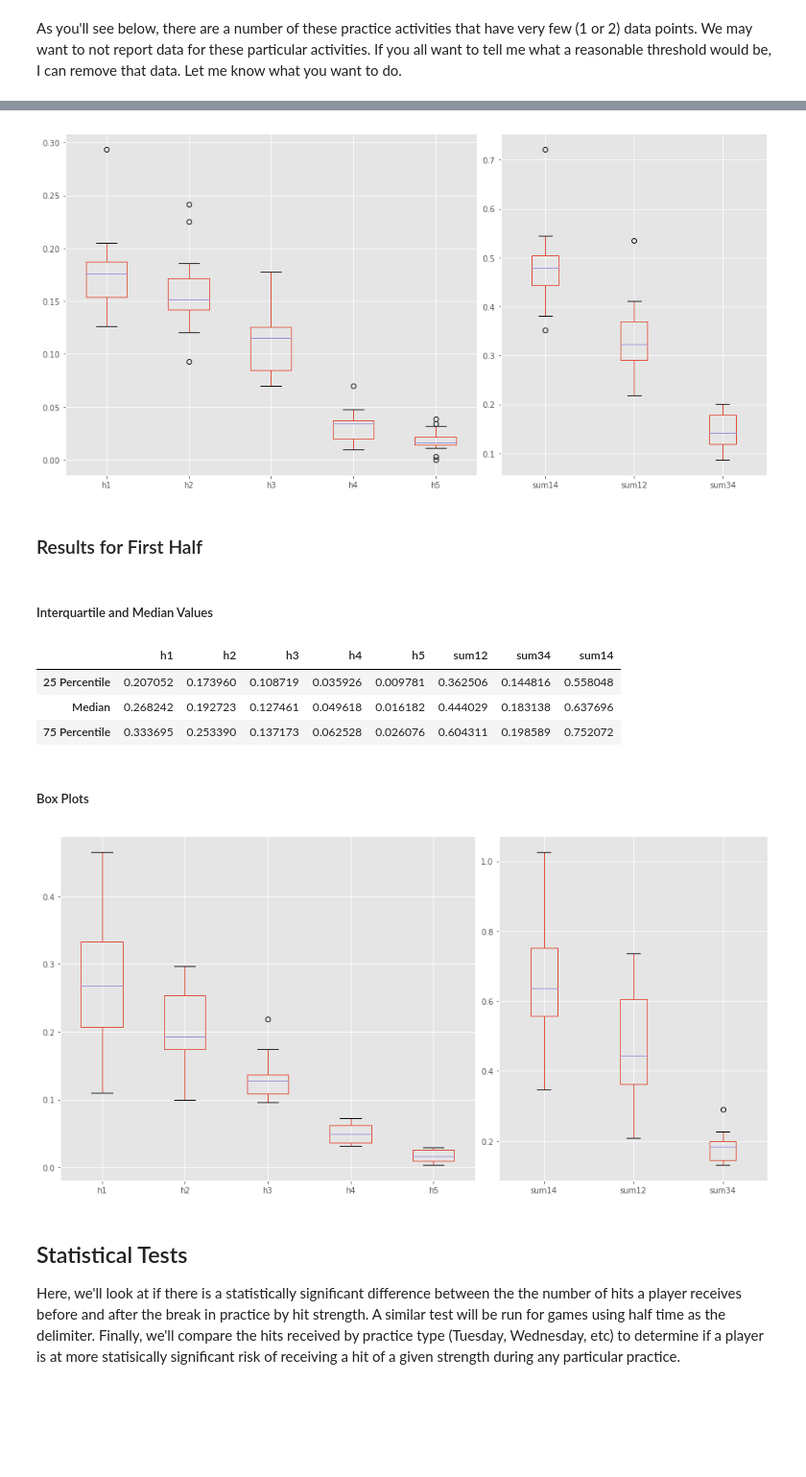
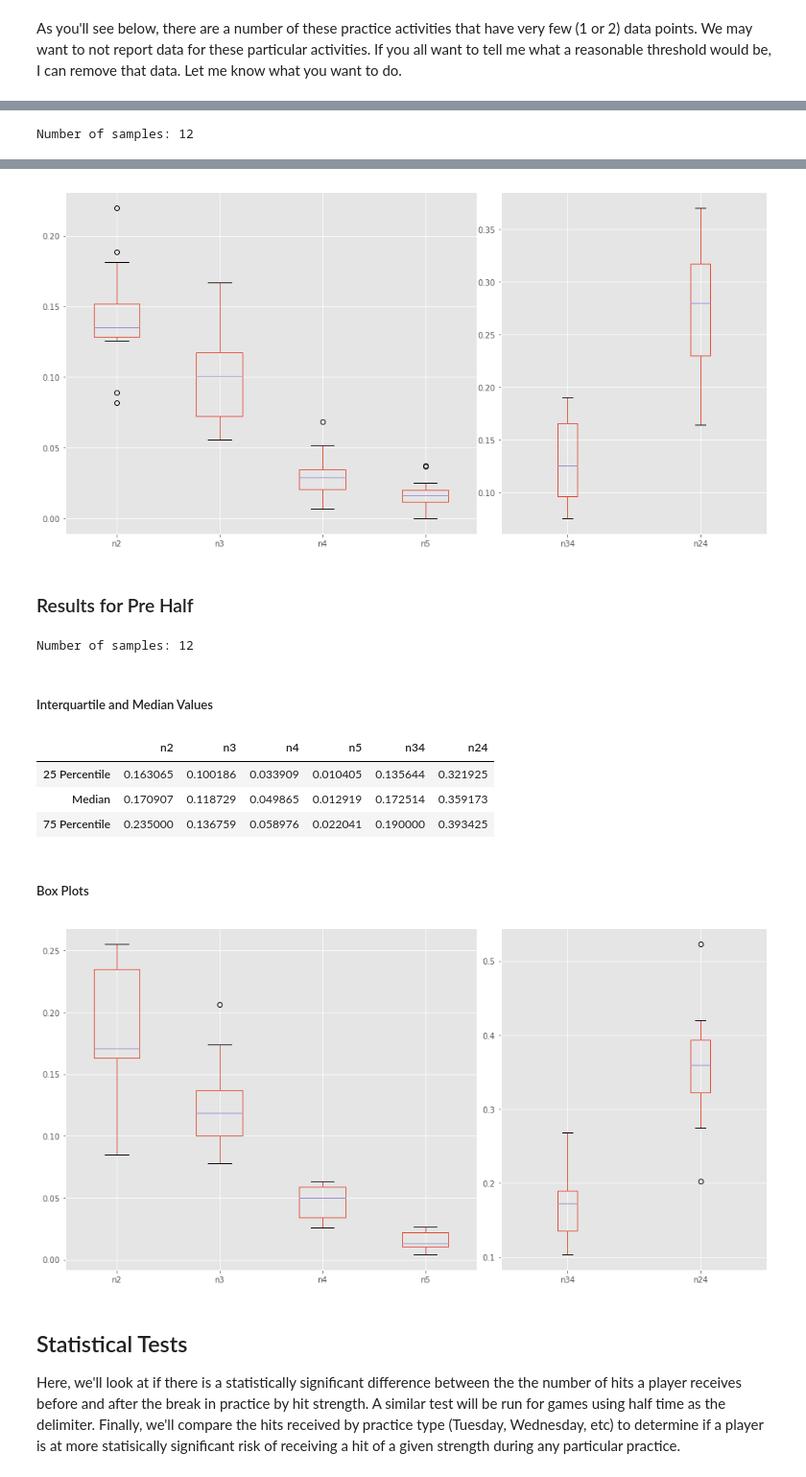
Before and after one commit to smhilde/ut_hits, a Jupyter notebook: ACC Aim 1 Description of Hit Exposure.ipynb, the cells around one changed output, grey strips where cells are left out. Shown at 96% size. Saved outputs shown, nothing was run; the diff lists cells and outputs as text; code cells hidden in the pictures; blank space fills up the shorter version.

```diff
--- a/ACC Aim 1 Description of Hit Exposure.ipynb
+++ b/ACC Aim 1 Description of Hit Exposure.ipynb
@@ -388,0 +382,8 @@ df_per_activity['sum34'] = (df_per_activity.h3
+# %%
+df = pd.read_csv('compiled_by_event_time.csv', index_col='day', parse_dates=True)
+
+(df[df.event_type != 'game']
+     .groupby(['event', 'before_break'], as_index=False)[['n2', 'n3', 'n4', 'n5', 'n34', 'n24']]
+     .sum()
+     .groupby(['before_break'])
+     .aggregate(np.median))
@@ -389,24 +395,21 @@ df_per_activity['sum34'] = (df_per_activity.h3
 # %%
-grps = (df_per_activity[df_per_activity.type != 'game']
-     .groupby(['event', 'before_break'], as_index=False)[['h1', 'h2', 'h3', 'h4', 'h5', 'sum12', 'sum34', 'sum14']]
+grps = (df[df.event_type != 'game']
+     .groupby(['event', 'before_break'], as_index=False)[['n2', 'n3', 'n4', 'n5', 'n34', 'n24']]
      .sum()
      .groupby(['before_break']))
 for name, grp in grps:
-    if name:
-        name = 'Before Break'
-    else:
-        name = 'After Break'
-    printmd('### Results for {}'.format(name.title()))
+    printmd('### Results for {} Break'.format(name.title()))
+    print("Number of samples: {}".format(grp.shape[0]))
     # Give the median and interquartile ranges
     printmd('##### Interquartile and Median Values')
-    dat = grp[['h1', 'h2', 'h3', 'h4', 'h5', 'sum12', 'sum34', 'sum14']].quantile([0.25, 0.50, 0.75])
+    dat = grp[['n2', 'n3', 'n4', 'n5', 'n34', 'n24']].quantile([0.25, 0.50, 0.75])
     dat.index = pd.Index(['25 Percentile', 'Median', '75 Percentile'])
     display(dat)
     printmd('##### Box Plots')
     fig = plt.figure(figsize=(16, 8))
     plt.subplot2grid((1,5), (0,0), colspan=3)
-    grp[['h1', 'h2', 'h3', 'h4', 'h5']].boxplot()
+    grp[['n2', 'n3', 'n4', 'n5']].boxplot()
     plt.subplot2grid((1,5), (0,3), colspan=3)
-    grp[['sum14', 'sum12', 'sum34']].boxplot()
+    grp[['n34', 'n24']].boxplot()
     plt.show()
 # %% [output]
@@ -449,24 +449,21 @@ df_per_time['sum34'] = (df_per_time.h3
 # %%
-grps = (df_per_time[df_per_time.type == 'game']
-     .groupby(['event', 'before_break'], as_index=False)[['h1', 'h2', 'h3', 'h4', 'h5', 'sum12', 'sum34', 'sum14']]
+grps = (df[df.event_type == 'game']
+     .groupby(['event', 'before_break'], as_index=False)[['n2', 'n3', 'n4', 'n5', 'n34', 'n24']]
      .sum()
      .groupby(['before_break']))
 for name, grp in grps:
-    if name:
-        name = 'First Half'
-    else:
-        name = 'Second Half'
-    printmd('### Results for {}'.format(name.title()))
+    printmd('### Results for {} Half'.format(name.title()))
+    print("Number of samples: {}".format(grp.shape[0]))
     # Give the median and interquartile ranges
     printmd('##### Interquartile and Median Values')
-    dat = grp[['h1', 'h2', 'h3', 'h4', 'h5', 'sum12', 'sum34', 'sum14']].quantile([0.25, 0.50, 0.75])
+    dat = grp[['n2', 'n3', 'n4', 'n5', 'n34', 'n24']].quantile([0.25, 0.50, 0.75])
     dat.index = pd.Index(['25 Percentile', 'Median', '75 Percentile'])
     display(dat)
     printmd('##### Box Plots')
     fig = plt.figure(figsize=(16, 8))
     plt.subplot2grid((1,5), (0,0), colspan=3)
-    grp[['h1', 'h2', 'h3', 'h4', 'h5']].boxplot()
+    grp[['n2', 'n3', 'n4', 'n5']].boxplot()
     plt.subplot2grid((1,5), (0,3), colspan=3)
-    grp[['sum14', 'sum12', 'sum34']].boxplot()
+    grp[['n34', 'n24']].boxplot()
     plt.show()
 # %% [output]
@@ -474 +471,2 @@ for name, grp in grps:
+Number of samples: 12
 ##### Interquartile and Median Values
@@ -479,13 +477,14 @@ for name, grp in grps:
 ##### Box Plots
-[figure, old version]
+[figure, new version]
-### Results for First Half
+### Results for Pre Half
+Number of samples: 12
 ##### Interquartile and Median Values
-|  | h1 | h2 | h3 | h4 | h5 | sum12 | sum34 | sum14 |
-| 25 Percentile | 0.207052 | 0.173960 | 0.108719 | 0.035926 | 0.009781 | 0.362506 | 0.144816 | 0.558048 |
-| Median | 0.268242 | 0.192723 | 0.127461 | 0.049618 | 0.016182 | 0.444029 | 0.183138 | 0.637696 |
-| 75 Percentile | 0.333695 | 0.253390 | 0.137173 | 0.062528 | 0.026076 | 0.604311 | 0.198589 | 0.752072 |
+|  | n2 | n3 | n4 | n5 | n34 | n24 |
+| 25 Percentile | 0.163065 | 0.100186 | 0.033909 | 0.010405 | 0.135644 | 0.321925 |
+| Median | 0.170907 | 0.118729 | 0.049865 | 0.012919 | 0.172514 | 0.359173 |
+| 75 Percentile | 0.235000 | 0.136759 | 0.058976 | 0.022041 | 0.190000 | 0.393425 |
 ##### Box Plots
-[figure, old version]
+[figure, new version]
 # %% [markdown]
 ## Statistical Tests
 
```
Also changed, not shown: parts of 48 cells of this notebook, 18 other files.
